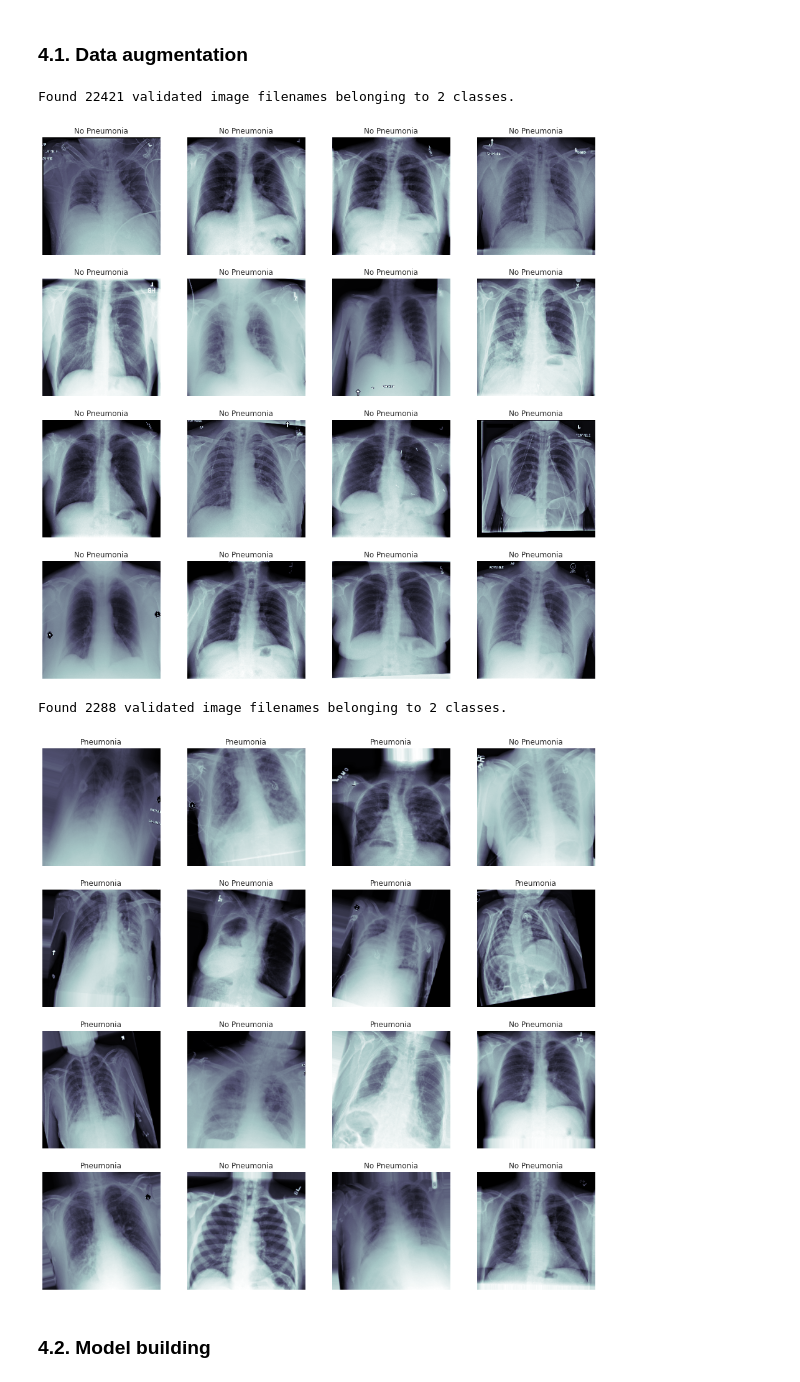
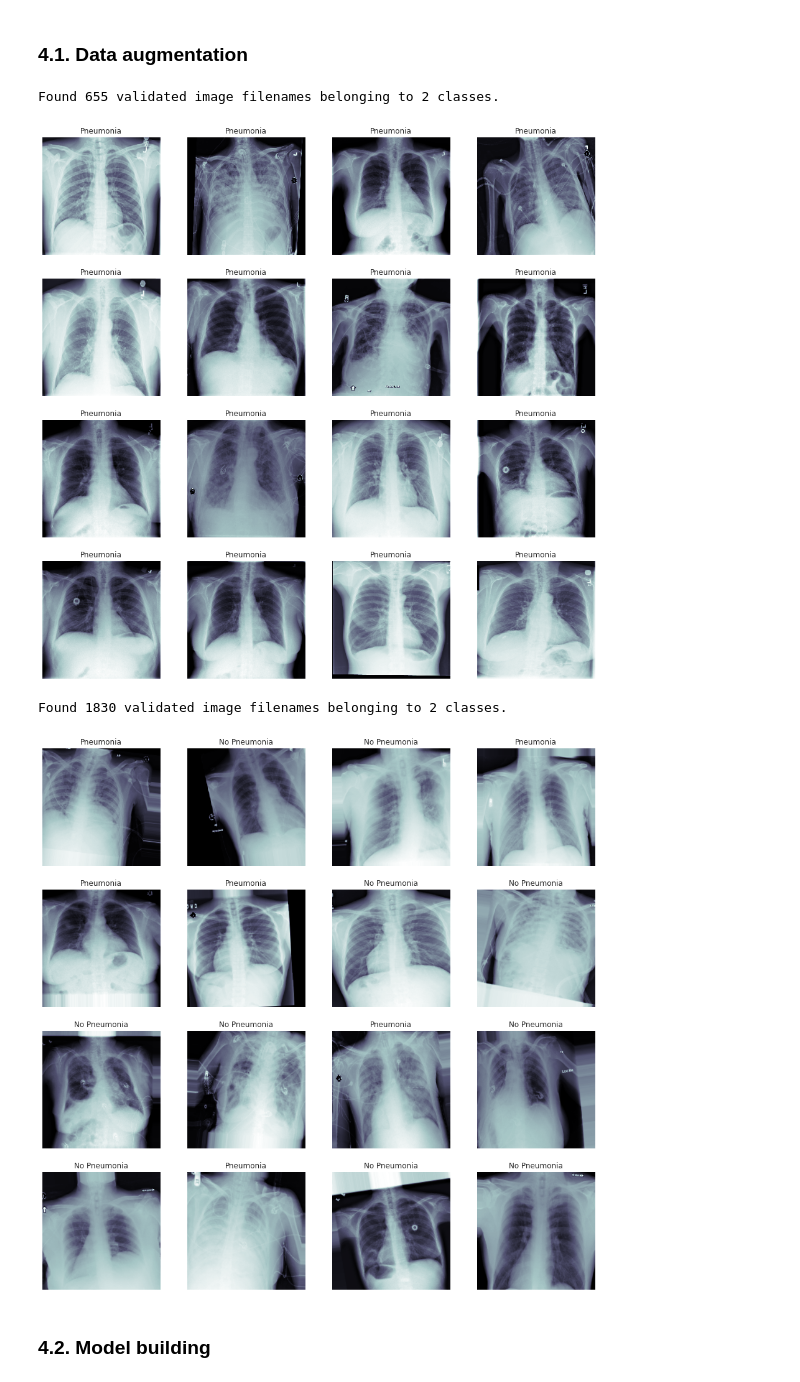
Before and after one commit to lmasello/pneumonia-detection-from-chest-x-rays, a Jupyter notebook: Build and train model.ipynb, the cells around one changed output. Drawn from its saved outputs; the diff is of its cells as text; code cells hidden in the pictures.

```diff
--- a/Build and train model.ipynb
+++ b/Build and train model.ipynb
@@ -181,5 +250,5 @@ def create_splits(
 # %%
-train_df, val_df = create_splits(df=all_xray_df, test_size=0.2, stratify=all_xray_df.pneumonia_class)
+train_df, val_df, test_df = create_splits(df=all_xray_df, test_size=0.2, stratify='pneumonia_class')
 
 print('Class distribution in the training set:')
 print(train_df.pneumonia_class.value_counts(normalize=False))
@@ -188,4 +257,8 @@ print(train_df.pneumonia_class.value_counts(normalize=True))
 print('\nClass distribution in the validation set:')
 print(val_df.pneumonia_class.value_counts(normalize=False))
 print(val_df.pneumonia_class.value_counts(normalize=True))
+
+print('\nClass distribution in the test set:')
+print(test_df.pneumonia_class.value_counts(normalize=False))
+print(test_df.pneumonia_class.value_counts(normalize=True))
 # %% [output]
@@ -209,9 +284,13 @@ Name: pneumonia_class, dtype: float64
 # %% [markdown]
 ### 4.1. Data augmentation
 # %%
+TRAIN_BATCH_SIZE = 32
+VAL_BATCH_SIZE = 128
+
 def img_size_vgg16():
     '''Return the img size used as input by VGG16'''
     return (224, 224)
+
 
 def my_image_augmentation_train_set():
     return ImageDataGenerator(rescale=1./255.0,
@@ -219,7 +298,7 @@ def my_image_augmentation_train_set():
                               vertical_flip = False,
                               height_shift_range = 0.1,
                               width_shift_range = 0.1,
-                              rotation_range = 15,
+                              rotation_range = 10,
                               shear_range = 0.1,
                               zoom_range = 0.1,
                              )
@@ -237,8 +316,8 @@ def make_train_gen(df):
                                          y_col = 'pneumonia_class',
                                          class_mode = 'binary',
                                          target_size = img_size_vgg16(),
-                                         shuffle = True,
-                                         batch_size = 32
+                                         batch_size = TRAIN_BATCH_SIZE,
+                                         shuffle=True,
                                          )
     return train_gen
 
@@ -251,8 +330,9 @@ def make_val_gen(df):
                                             x_col = 'path',
                                             y_col = 'pneumonia_class',
                                             class_mode = 'binary',
+                                            shuffle=False,
                                             target_size = img_size_vgg16(),
-                                            batch_size = 128)
+                                            batch_size = VAL_BATCH_SIZE)
     return val_gen
 # %%
 def plot_sample(x, y):
@@ -268,18 +348,18 @@ def plot_sample(x, y):
 # %%
 ## Pull a single large batch of random validation data for testing after each epoch:
 val_gen = make_val_gen(val_df)
-val_x, val_y = val_gen.next()
-plot_sample(val_x, val_y)
+X_val, y_val = val_gen.next()
+plot_sample(X_val, y_val)
 # %% [output]
-Found 22421 validated image filenames belonging to 2 classes.
+Found 655 validated image filenames belonging to 2 classes.
-[figure, old version]
+[figure, new version]
 # %%
 train_gen = make_train_gen(train_df)
-t_x, t_y = next(train_gen)
-plot_sample(t_x, t_y)
+X_train, y_train = next(train_gen)
+plot_sample(X_train, y_train)
 # %% [output]
-Found 2288 validated image filenames belonging to 2 classes.
+Found 1830 validated image filenames belonging to 2 classes.
-[figure, old version]
+[figure, new version]
 # %% [markdown]
 ### 4.2. Model building
 # %%
```
Also changed, not shown: parts of 30 cells of this notebook.
